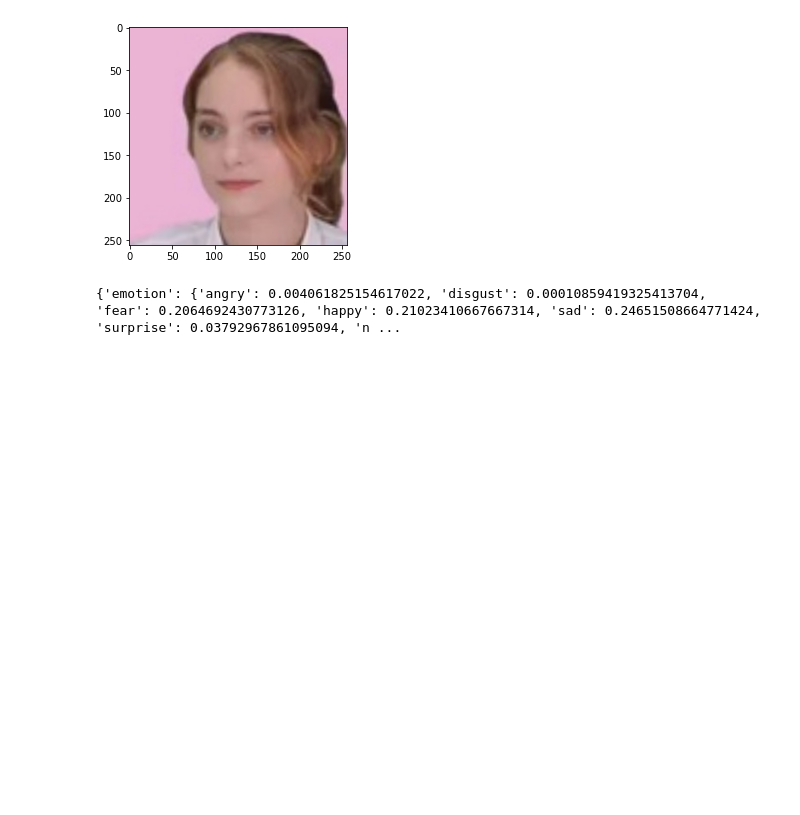
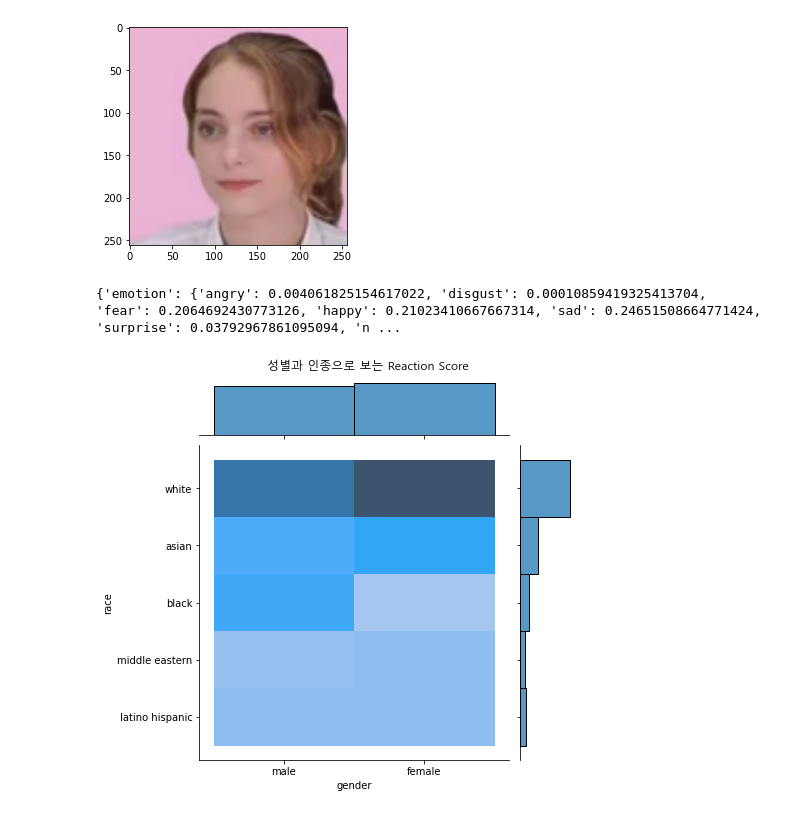
Before and after one commit to bigbreadguy/soprize-doyouknowclub, a Jupyter notebook: indivisual_analysis.ipynb, the cells around one changed output. Drawn from its saved outputs; the diff is of its cells as text; code cells hidden in the pictures; blank space fills up the shorter version.

Commit message:
Update indivisual_analysis.ipynb
add a ipython notebook for final visualization

```diff
--- a/indivisual_analysis.ipynb
+++ b/indivisual_analysis.ipynb
@@ -9,8 +12,8 @@ import matplotlib.pyplot as plt
 from PIL import Image
 # %%
 cwd = os.getcwd()
-result_dir = os.path.join(cwd, "../", "result")
-down_dir = os.path.join(cwd, "../", "downloads")
+result_dir = os.path.join(cwd, "result")
+down_dir = os.path.join(cwd, "downloads")
 
 info_dir = os.path.join(result_dir, "video_url")
 repr_dir = os.path.join(result_dir, "represent")
@@ -125,6 +128,8 @@ for s_path in search_results:
     with open(s_path, 'r', encoding = "UTF-8-SIG") as file_load:
         s_dict = json.load(file_load)
         video_info.update(s_dict)
+# %%
+gender_manu = [1,0,0,0,1,1,0,1,1,0,0,0,0,1,1,1,0,1,1,0,1,0,0,0,1,0,1,1,0,0,0,1,1,0,0,0,1,0,0,1,0,0,0,0,1,1,0,0,1,0,0,0,0,0,1,1,0,1,1,0,1,0,1,1,0,0,1,1,0,0,0,0,0,1,1,1,1,1,0,1,1,1,0,1,1,0,0,1,1,1,1,1,0,0,0,1,0,0,0,1,0,1,0,0,1,1,1,1,1,1,0]
 # %%
 list_sort_dir = glob.glob(os.path.join(sort_dir, "*"))
 indivisual_result = {}
@@ -134,7 +139,6 @@ for cont in tqdm.tqdm(list_sort_dir):
     target_names = [name.split(".")[0] for name in os.listdir(cont)]
     emotion = np.zeros((7,))
     age = []
-    gender = np.zeros((2,))
     race = np.zeros((6,))
     view = 0
 
@@ -144,10 +148,6 @@ for cont in tqdm.tqdm(list_sort_dir):
             emotions = list(a_dict["emotion"].keys())
             emotion += np.array(list(a_dict["emotion"].values()))
             age.append(a_dict["age"])
-            if gender == "Man":
-                gender[1] += 1
-            else:
-                gender[0] += 1
             races = list(a_dict["race"].keys())
             race += np.array(list(a_dict["race"].values()))
 
@@ -157,15 +157,12 @@ for cont in tqdm.tqdm(list_sort_dir):
 
     emotion /= np.sum(emotion)
     age = np.mean(age)
-    gender = softmax(gender)
-    gender /= np.sum(gender)
     race /= np.sum(race)
     view = np.log10(view)
 
     indivisual_result[face_id]["emotion"] = {k:v for k,v in zip(emotions, emotion)}
     indivisual_result[face_id]["age"] = age
-    indivisual_result[face_id]["gender"] = {"female" : gender[0], "male" : gender[1]}
-    indivisual_result[face_id]["gender_d"] = "female" if gender[0] >= gender[1] else "male"
+    indivisual_result[face_id]["gender"] = "female" if gender_manu[int(face_id)] == 0 else "male"
     indivisual_result[face_id]["race"] = {k : v for k,v in zip(races, race)}
     indivisual_result[face_id]["race_d"] = races[np.argmax(race)]
     indivisual_result[face_id]["reaction score"] = view
@@ -183,3 +180,11 @@ print(indivisual_result["10"])
 # %% [output]
 [figure]
 {'emotion': {'angry': 0.004061825154617022, 'disgust': 0.00010859419325413704, 'fear': 0.2064692430773126, 'happy': 0.21023410667667314, 'sad': 0.24651508664771424, 'surprise': 0.03792967861095094, 'n ...
+# %%
+reaction_scores = pd.DataFrame(data={"gender":[dict["gender"] for dict in indivisual_result.values()], "race":[dict["race_d"] for dict in indivisual_result.values()], "reaction score":[dict["reaction score"] for dict in indivisual_result.values()], "age":[dict["age"] for dict in indivisual_result.values()]})
+sns.jointplot(data=reaction_scores, x="gender", y="race", kind="hist")
+plt.rc('font', family='Malgun Gothic')
+plt.suptitle("성별과 인종으로 보는 Reaction Score", y=1.02)
+plt.show()
+# %% [output]
+[figure, added]
```
Also changed, not shown: parts of 5 cells of this notebook.
